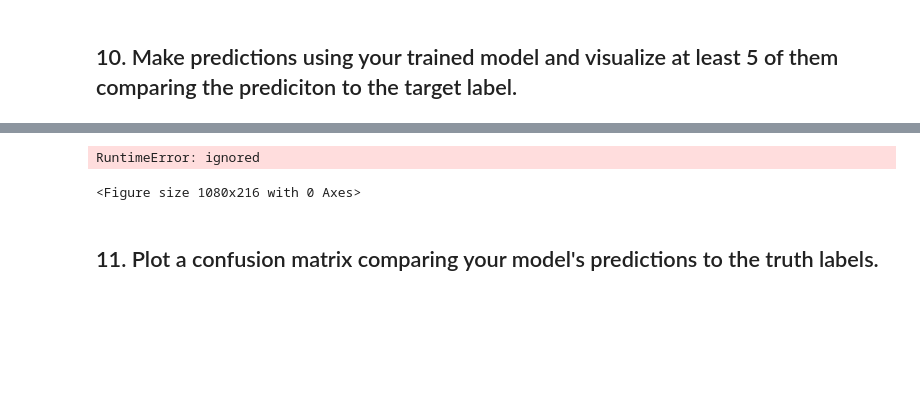
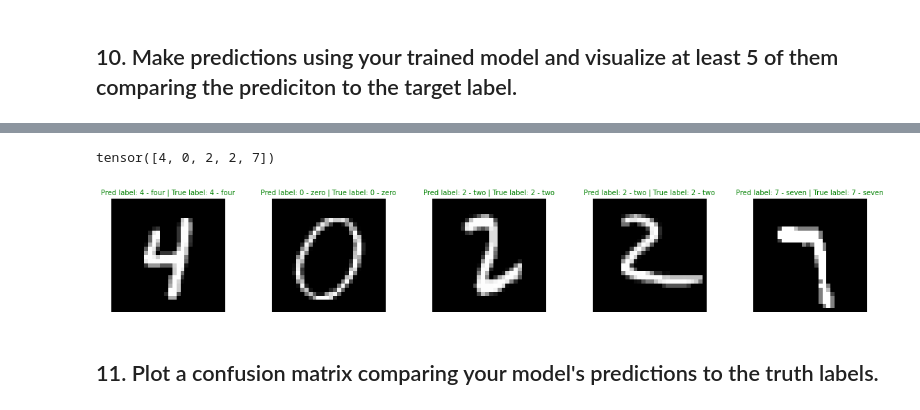
Before and after one commit to torrhen/pytorch_miscellaneous, a Jupyter notebook: 03_pytorch_computer_vision_ex.ipynb, the cells around one changed output, grey strips where cells are left out. Drawn from its saved outputs; the diff is of its cells as text; code cells hidden in the pictures; blank space fills up the shorter version.

```diff
--- a/03_pytorch_computer_vision_ex.ipynb
+++ b/03_pytorch_computer_vision_ex.ipynb
@@ -265,7 +266,7 @@ Epoch: 5 | Train Loss: 0.11319 | Train Acc: 0.97% | Test Loss: 0.10392 | Test Ac
 # %% [markdown]
 ## 10. Make predictions using your trained model and visualize at least 5 of them comparing the prediciton to the target label.
 # %%
-def make_predictions(model: nn.Module, data: list, device: torch.device = device):
+def make_predictions(model: torch.nn.Module, data: list, device: torch.device = device):
   # store the probabilities of labels for each sample in the list
   probabilities = []
 
@@ -279,7 +280,7 @@ def make_predictions(model: nn.Module, data: list, device: torch.device = device
       # calculate probability distribution over classes
       probs = torch.softmax(preds.squeeze(), dim=0)
       # store the distribution
-      probabilities.append(probs.cpu)
+      probabilities.append(probs.cpu())
 
   return torch.stack(probabilities) # stack all distributions into single tensor
 # %%
@@ -296,38 +308,37 @@ print(pred_probabilities)
 # %%
 # create a list of indexes with the highest probability from each distribution
 pred_classes = pred_probabilities.argmax(dim=1)
+print(pred_classes)
+# %% [output]
+tensor([4, 0, 2, 2, 7])
-# %%
-import random
-import matplotlib.pyplot as plt
-
-torch.manual_seed(42)
-N_SAMPLES = 5
-# select 5 random indexes from the training data
-random_idx = random.sample(range(len(test_data)), k=N_SAMPLES)
-
-fig = plt.figure(figsize=(15, 3))
-# plot the image and label from the training data at each random index from the list above
-for i, rand_idx in enumerate(random_idx):
-  image, label = test_data[rand_idx][0], test_data[rand_idx][1]
-
-  image = image.to(device)
-
-  model2.eval()
-  with torch.inference_mode():
-    pred_logit = model2(image)
-    pred_label = test_data.classes[torch.argmax(torch.softmax(pred_logit, dim=1), dim=1)]
-
-    if test_data.classes[label] == pred_label:
-      colour = 'g'
-    else:
-      colour = 'r'
-
-    fig.add_subplot(1, 5, i+1)
-    plt.imshow(image.squeeze(dim=0), cmap='gray')
-    plt.title(f"Predicted Class: {pred_label}", c=colour)
-    plt.axis(False)
-# %% [output]
-RuntimeError: ignored
-<Figure size 1080x216 with 0 Axes>
+# %%
+torch.manual_seed(42)
+
+N_SAMPLES = 5
+
+# set up figure
+nrows = 1
+ncols = 5
+plt.figure(figsize=(20, 3))
+
+for i, sample in enumerate(test_samples):
+  # add subplot
+  plt.subplot(nrows, ncols, i+1)
+  # display test sample image
+  plt.imshow(sample.squeeze(), cmap='gray')
+
+  # convert class labels to strings
+  pred_label_str = test_data.classes[pred_classes[i]]
+  true_label_str = test_data.classes[test_labels[i]]
+
+  subplot_title = f"Pred label: {pred_label_str} | True label: {true_label_str}"
+
+  if pred_label_str == true_label_str:
+    plt.title(subplot_title, fontsize=10, c='g')
+  else:
+    plt.title(subplot_title, fontsize=10, c='r')
+  plt.axis(False)
+# %% [output]
+[figure, added]
 # %% [markdown]
 ## 11. Plot a confusion matrix comparing your model's predictions to the truth labels.
```
Also changed, not shown: parts of 9 cells of this notebook.
